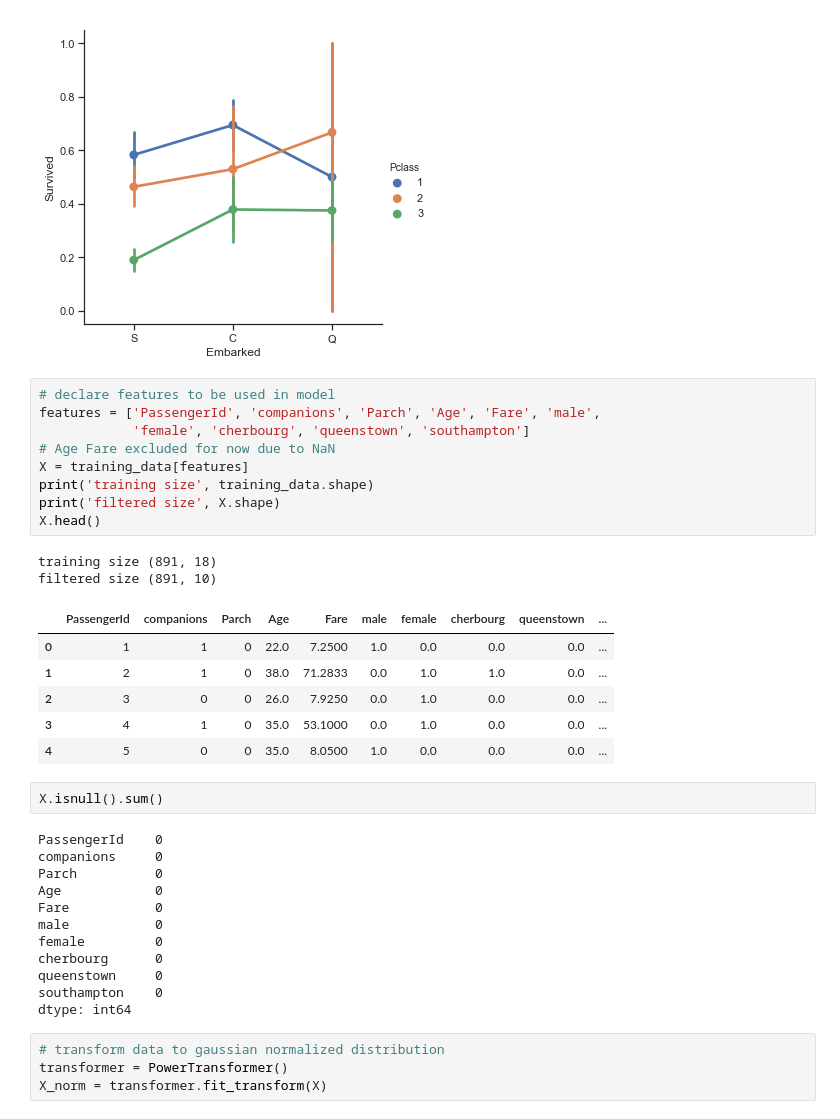
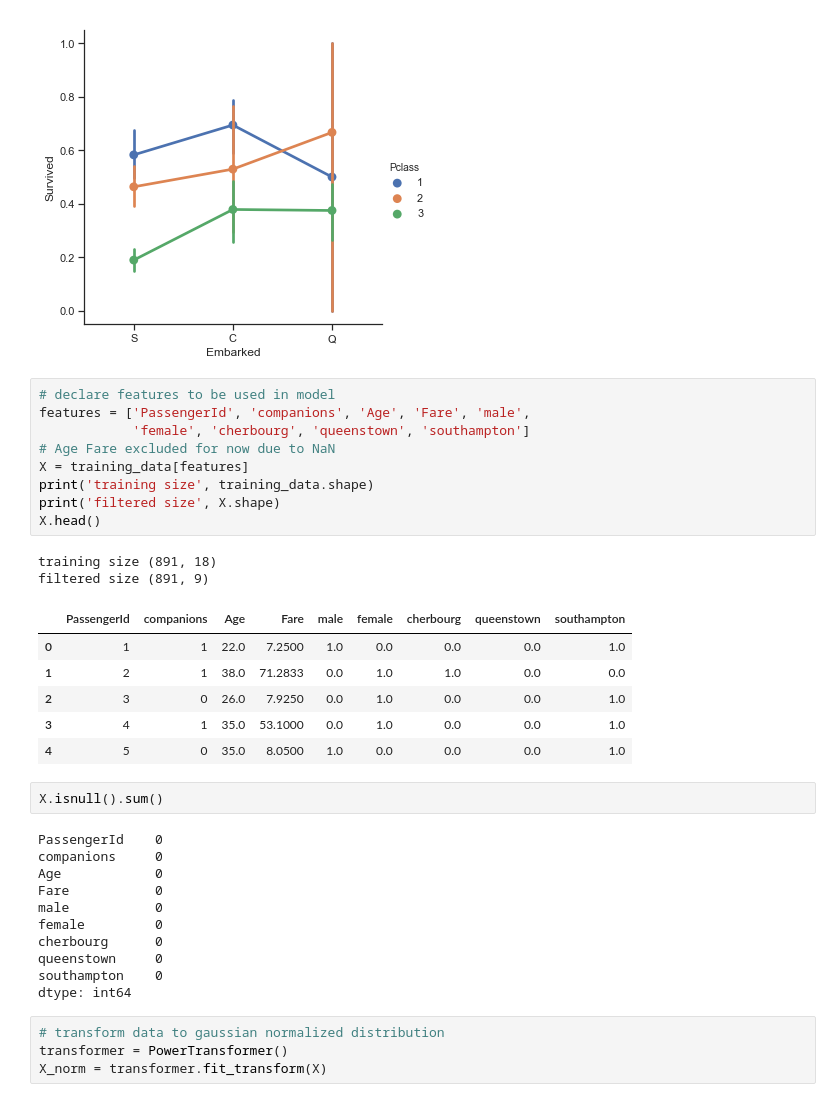
Before and after one commit to metacreek/kaggle-titanic, a Jupyter notebook: Titanic.ipynb, the cells around one changed output. Drawn from its saved outputs; the diff is of its cells as text.

Commit message:
Tenth submission with Parch removed Local Error is  0.21076233183856502 Public score is 0.77033

```diff
--- a/Titanic.ipynb
+++ b/Titanic.ipynb
@@ -161,28 +164,27 @@ sns.catplot(x='Embarked', y='Survived', hue='Pclass', data=training_data, kind='
 [figure]
 # %%
 # declare features to be used in model
-features = ['PassengerId', 'companions', 'Parch', 'Age', 'Fare', 'male',
+features = ['PassengerId', 'companions', 'Age', 'Fare', 'male',
             'female', 'cherbourg', 'queenstown', 'southampton']
 # Age Fare excluded for now due to NaN
 X = training_data[features]
 print('training size', training_data.shape)
 print('filtered size', X.shape)
 X.head()
 # %% [output]
 training size (891, 18)
-filtered size (891, 10)
+filtered size (891, 9)
-|  | PassengerId | companions | Parch | Age | Fare | male | female | cherbourg | queenstown | ... |
-| 0 | 1 | 1 | 0 | 22.0 | 7.2500 | 1.0 | 0.0 | 0.0 | 0.0 | ... |
-| 1 | 2 | 1 | 0 | 38.0 | 71.2833 | 0.0 | 1.0 | 1.0 | 0.0 | ... |
-| 2 | 3 | 0 | 0 | 26.0 | 7.9250 | 0.0 | 1.0 | 0.0 | 0.0 | ... |
-| 3 | 4 | 1 | 0 | 35.0 | 53.1000 | 0.0 | 1.0 | 0.0 | 0.0 | ... |
-| 4 | 5 | 0 | 0 | 35.0 | 8.0500 | 1.0 | 0.0 | 0.0 | 0.0 | ... |
+|  | PassengerId | companions | Age | Fare | male | female | cherbourg | queenstown | southampton |
+| 0 | 1 | 1 | 22.0 | 7.2500 | 1.0 | 0.0 | 0.0 | 0.0 | 1.0 |
+| 1 | 2 | 1 | 38.0 | 71.2833 | 0.0 | 1.0 | 1.0 | 0.0 | 0.0 |
+| 2 | 3 | 0 | 26.0 | 7.9250 | 0.0 | 1.0 | 0.0 | 0.0 | 1.0 |
+| 3 | 4 | 1 | 35.0 | 53.1000 | 0.0 | 1.0 | 0.0 | 0.0 | 1.0 |
+| 4 | 5 | 0 | 35.0 | 8.0500 | 1.0 | 0.0 | 0.0 | 0.0 | 1.0 |
 # %%
 X.isnull().sum()
 # %% [output]
 PassengerId    0
 companions     0
-Parch          0
 Age            0
 Fare           0
 male           0
```
Also changed, not shown: parts of 6 cells of this notebook, 1 other file.
